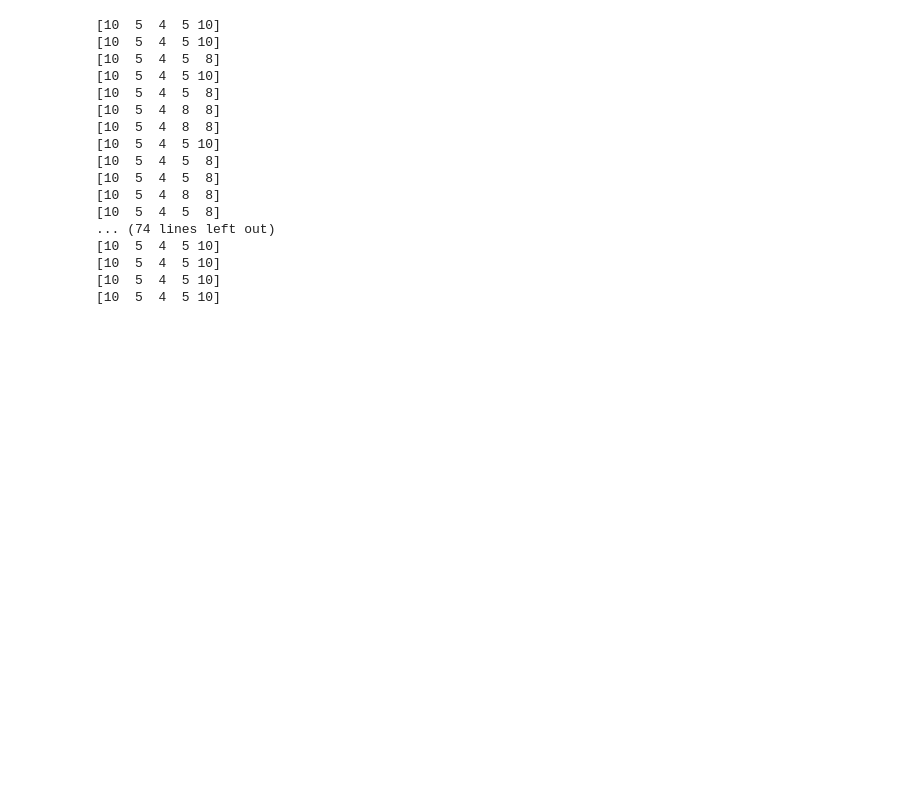
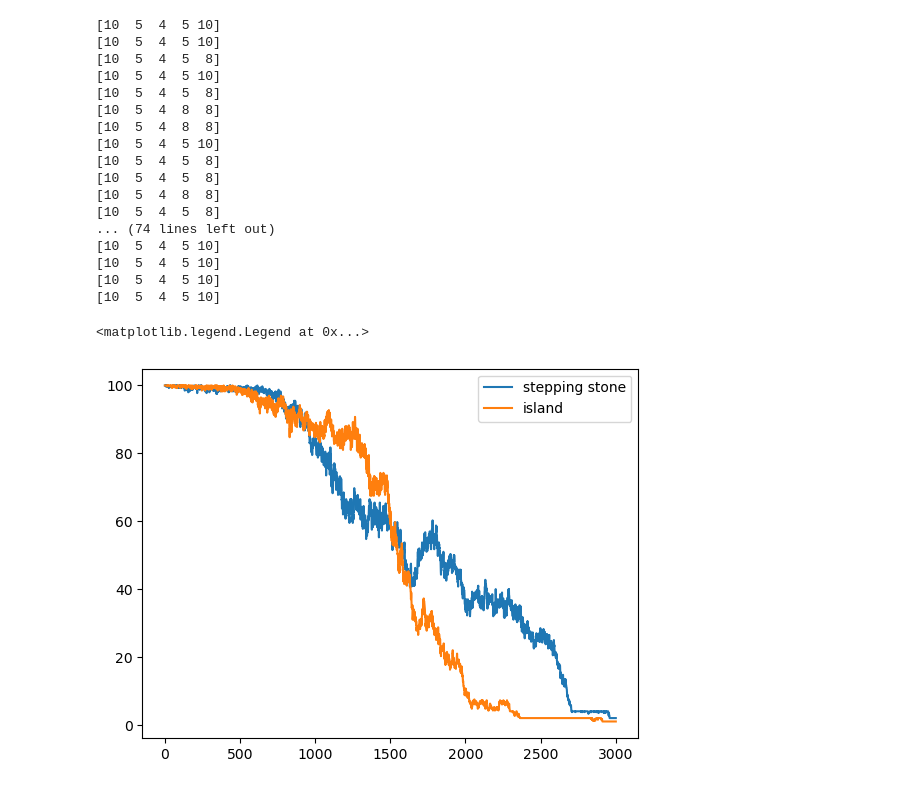
Before and after one commit to mtomasini/MetapopulationsPython, a Jupyter notebook: exploration.ipynb, the cells around one changed output. Drawn from its saved outputs; the diff is of its cells as text; code cells hidden in the pictures; blank space fills up the shorter version.

```diff
--- a/exploration.ipynb
+++ b/exploration.ipynb
@@ -68,3 +68,18 @@ for individual in metapop.subpopulations[0].population.individuals:
 [10  5  4  5 10]
 [10  5  4  5 10]
 [10  5  4  5 10]
+# %%
+df_SS = pd.read_csv("./Outputs/stepping_stone.csv")
+df_SS["means"] = df_SS.mean(axis=1)
+
+df_IM = pd.read_csv("./Outputs/island.csv")
+df_IM["means"] = df_IM.mean(axis=1)
+# %%
+df_SS["means"].plot()
+df_IM["means"].plot()
+plt.legend(["stepping stone", "island"])
+plt.ylab("Different sets of traits")
+plt.xlab("Generations (x 1000)")
+# %% [output]
+<matplotlib.legend.Legend at 0x...>
+[figure, added]
```
Also changed, not shown: 4 other files.
